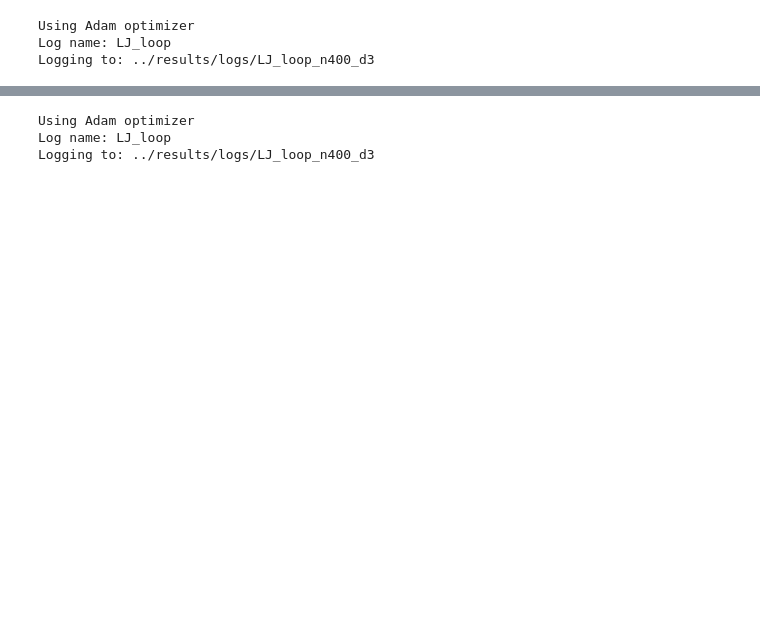
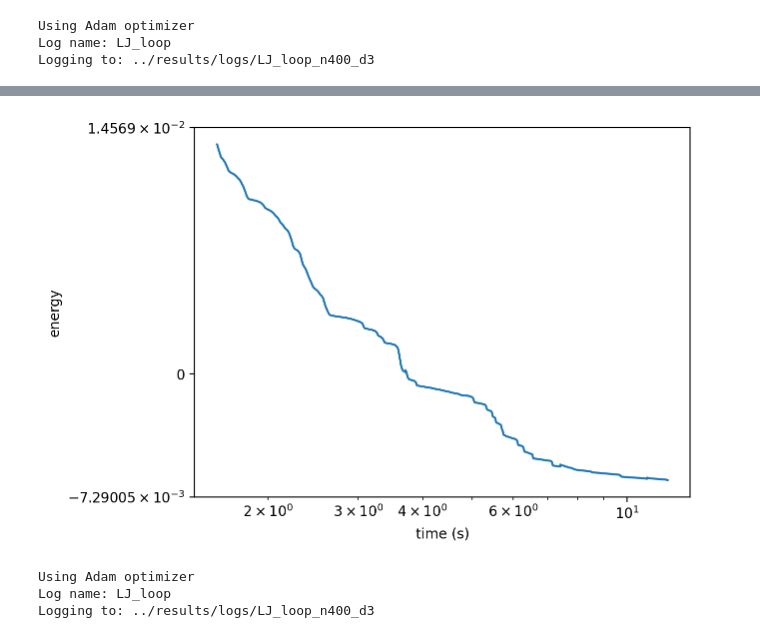
Before and after one commit to nimadehmamy/coarse_graining_reparam, a Jupyter notebook: experiments/CG_LJ_Loop1.ipynb, the cells around one changed output, grey strips where cells are left out. Cells and saved outputs as stored; diff of their text form; code cells hidden in the pictures; blank space fills up the shorter version.

```diff
--- a/experiments/CG_LJ_Loop1.ipynb
+++ b/experiments/CG_LJ_Loop1.ipynb
@@ -394,0 +1016,2 @@ Logging to: ../results/logs/LJ_loop_n400_d3
+# %%
+h = energy_minimizer.train(5000)
@@ -395,3 +1028,7 @@ Logging to: ../results/logs/LJ_loop_n400_d3
+# %%
+energy_minimizer.plot_history(start=100)
+# %% [output]
+[figure, added]
 # %%
 # example of using the EnergyMinimizerPytorch class
 # define the initial position
```
Also changed, not shown: parts of 16 cells of this notebook, 4 other files.
